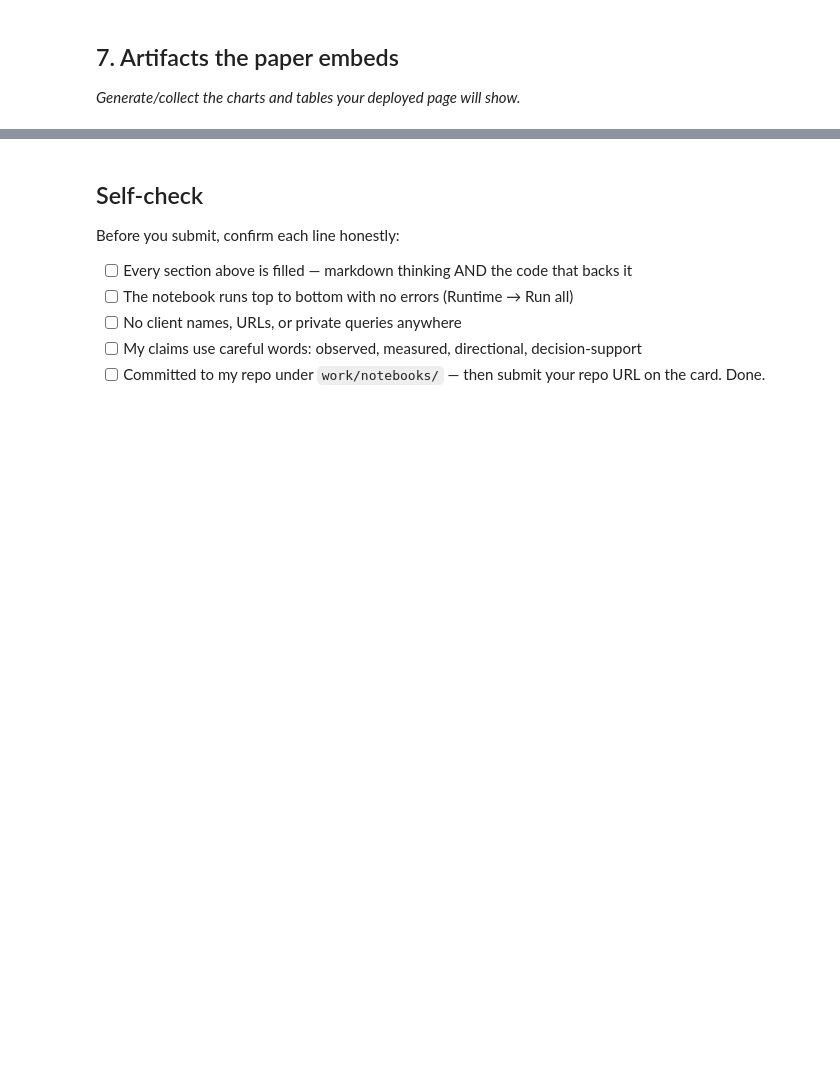
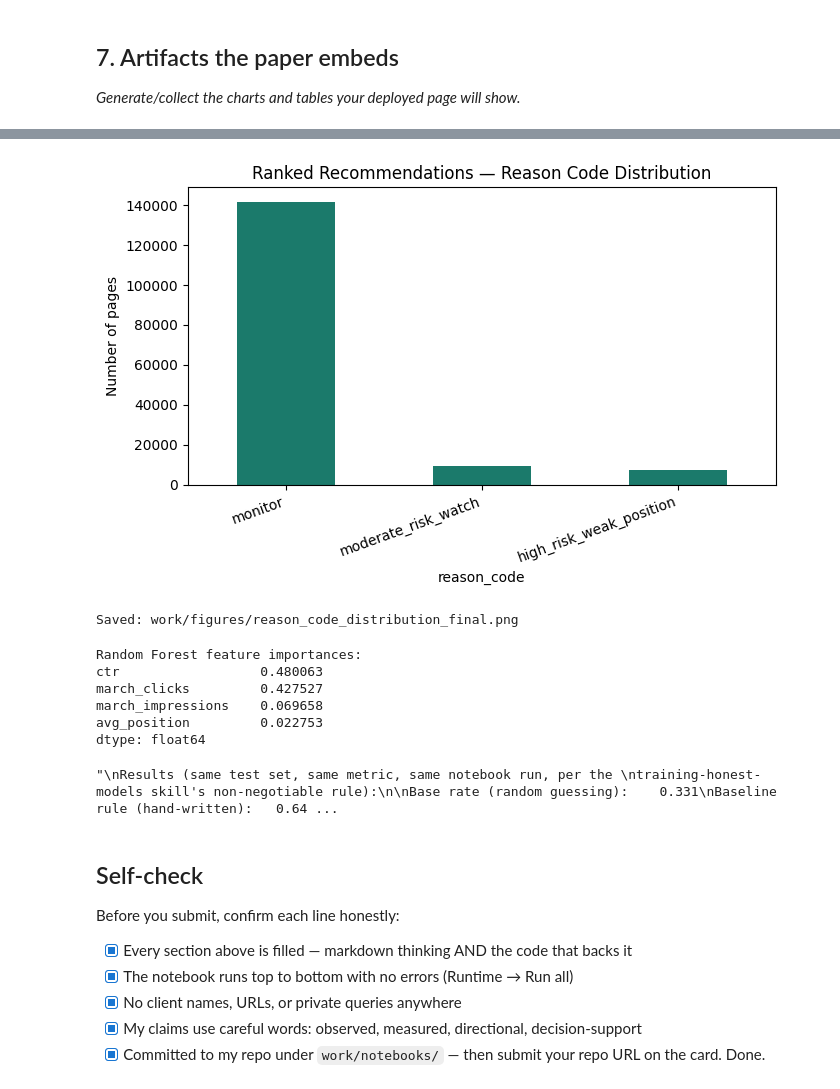
Before and after one commit to sarshadad-codeee/FlyRank_ML_Task1, a Jupyter notebook: work/notebooks/capstone.ipynb, the cells around one changed output, grey strips where cells are left out. Saved outputs shown, nothing was run; the diff lists cells and outputs as text; code cells hidden in the pictures; blank space fills up the shorter version.

```diff
--- a/work/notebooks/capstone.ipynb
+++ b/work/notebooks/capstone.ipynb
@@ -391,10 +434,71 @@ data coverage drops further from the current ~55 of 104.
+# %%
+# Chart 3: Reason code distribution (the recommendations output)
+fig, ax = plt.subplots(figsize=(7, 4.5))
+ranked_queue["reason_code"].value_counts().plot(kind="bar", ax=ax, color="#1B7A6B")
+ax.set_title("Ranked Recommendations — Reason Code Distribution")
+ax.set_ylabel("Number of pages")
+plt.xticks(rotation=20, ha="right")
+plt.tight_layout()
+plt.savefig("work/figures/reason_code_distribution_final.png", dpi=150)
+plt.show()
+print("Saved: work/figures/reason_code_distribution_final.png")
+# %% [output]
+[figure, added]
+Saved: work/figures/reason_code_distribution_final.png
+# %%
+# Feature importance table (for the Methodology/Results section)
+importances = pd.Series(rf.feature_importances_, index=feature_cols).sort_values(ascending=False)
+print("Random Forest feature importances:")
+print(importances)
+importances.to_csv("work/figures/feature_importances.csv")
+# %% [output]
+Random Forest feature importances:
+ctr                  0.480063
+march_clicks         0.427527
+march_impressions    0.069658
+avg_position         0.022753
+dtype: float64
+# %%
+"""
+Results (same test set, same metric, same notebook run, per the
+training-honest-models skill's non-negotiable rule):
+
+Base rate (random guessing):    0.331
+Baseline rule (hand-written):   0.640
+Logistic Regression:            0.660
+Random Forest:                  0.780
+
+Random Forest OBSERVES the strongest ranking performance at Precision@50
+on this split, beating both the baseline rule and Logistic Regression.
+This is a single-split result, not a cross-validated average, and is
+treated as DECISION-SUPPORT for which model to develop further -- not
+proof this exact margin holds on every future split or time period.
+
+Honest-vs-naive contrast: the same Random Forest model, evaluated
+instead on a naive random row-level split, reports Precision@50 = 0.920
+-- a substantial jump, driven by client overlap between train and test.
+This is not a stronger model; it is a data leak. The 0.780 grouped-split
+result is the number reported and trusted throughout this paper.
+
+Note on reproducibility: Random Forest results shifted slightly across
+different runs of this same notebook (0.780-0.800 honest, 0.900-0.940
+naive) with the same random seed and code -- a small, expected variation
+this repo's own documentation attributes to library-version sensitivity
+in tree ensembles. The consistent finding across every run is unchanged:
+Random Forest clearly beats the baseline rule, and the naive split
+materially overstates performance versus the honest, grouped split --
+that pattern is the real, stable result; the specific decimal is
+secondary.
+"""
+# %% [output]
+"\nResults (same test set, same metric, same notebook run, per the \ntraining-honest-models skill's non-negotiable rule):\n\nBase rate (random guessing):    0.331\nBaseline rule (hand-written):   0.64 ...
 # %% [markdown]
 ## Self-check
 
 Before you submit, confirm each line honestly:
 
-- [ ] Every section above is filled — markdown thinking AND the code that backs it
-- [ ] The notebook runs top to bottom with no errors (Runtime → Run all)
-- [ ] No client names, URLs, or private queries anywhere
-- [ ] My claims use careful words: observed, measured, directional, decision-support
-- [ ] Committed to my repo under `work/notebooks/` — then submit your repo URL on the card. Done.
+- [x] Every section above is filled — markdown thinking AND the code that backs it
+- [x] The notebook runs top to bottom with no errors (Runtime → Run all)
+- [x] No client names, URLs, or private queries anywhere
+- [x] My claims use careful words: observed, measured, directional, decision-support
+- [x] Committed to my repo under `work/notebooks/` — then submit your repo URL on the card. Done.
```
Also changed, not shown: parts of 11 cells of this notebook.
